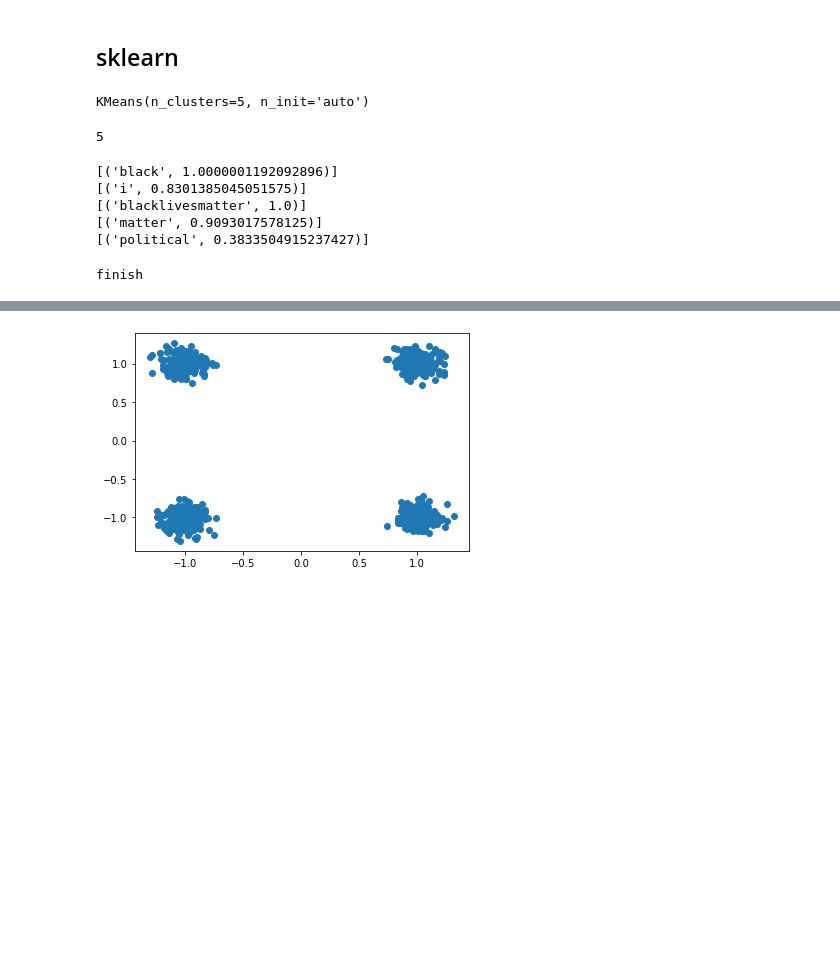
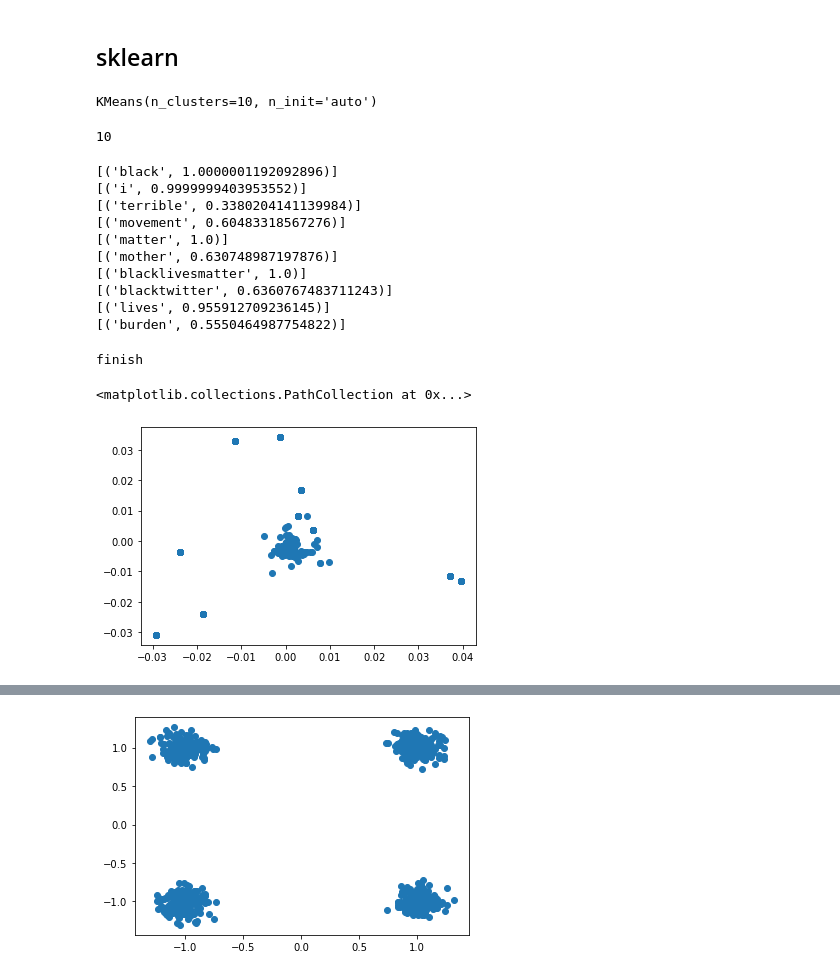
Before and after one commit to Isyohan/WeakSignalsBLM, a Jupyter notebook: BLM_Clustering.ipynb, the cells around one changed output, grey strips where cells are left out. Drawn from its saved outputs; the diff is of its cells as text; code cells hidden in the pictures; blank space fills up the shorter version.

```diff
--- a/BLM_Clustering.ipynb
+++ b/BLM_Clustering.ipynb
@@ -173,27 +173,33 @@ for keywords in first.keywords:
 from sklearn.cluster import k_means
 from sklearn.cluster import KMeans
 from sklearn.cluster import kmeans_plusplus
-
+n_clusters=10
 X=arr
-kmeans=KMeans(n_clusters=5,n_init='auto')
+kmeans=KMeans(n_clusters=n_clusters,n_init='auto')
 kmeans.fit(X)
 # %% [output]
-KMeans(n_clusters=5, n_init='auto')
+KMeans(n_clusters=10, n_init='auto')
 # %%
 centroids=kmeans.cluster_centers_
 centroids.shape[0]
 # %% [output]
-5
+10
 # %%
 for i in range(centroids.shape[0]):
     print(word_vectors.similar_by_vector(centroids[i],topn=1))
 # %% [output]
 [('black', 1.0000001192092896)]
-[('i', 0.8301385045051575)]
+[('i', 0.9999999403953552)]
+[('terrible', 0.3380204141139984)]
+[('movement', 0.60483318567276)]
+[('matter', 1.0)]
+[('mother', 0.630748987197876)]
 [('blacklivesmatter', 1.0)]
-[('matter', 0.9093017578125)]
-[('political', 0.3833504915237427)]
+[('blacktwitter', 0.6360767483711243)]
+[('lives', 0.955912709236145)]
+[('burden', 0.5550464987754822)]
 # %%
+
 itt=0
 itt_max=len(L)
 list_of_centroids=[]
@@ -228,7 +234,7 @@ for seq in L[1:]:
     X=arr
     #kmeans=k_means(X,n_clusters=5,n_init='auto')
     #centroids=kmeans[0]
-    kmeans=KMeans(n_clusters=5,init=centroids,n_init=1)
+    kmeans=KMeans(n_clusters=n_clusters,init=centroids,n_init=1)
     kmeans.fit(X)
     centroids=kmeans.cluster_centers_
 
@@ -246,3 +252,20 @@ for seq in L[1:]:
 print('finish')
 # %% [output]
 finish
+# %%
+from sklearn.decomposition import PCA
+
+i=0
+all_centroids=np.ndarray((len(list_of_centroids*n_clusters),100))
+for centroids in list_of_centroids:
+    for cent in centroids:
+        all_centroids[i]=cent
+        i+=1
+pca=PCA(n_components=2)
+pca.fit(all_centroids)
+X=pca.transform(all_centroids)
+X
+plt.scatter(X[:,0],X[:,1])
+# %% [output]
+<matplotlib.collections.PathCollection at 0x...>
+[figure, added]
```
Also changed, not shown: parts of 9 cells of this notebook, 1 other file.
